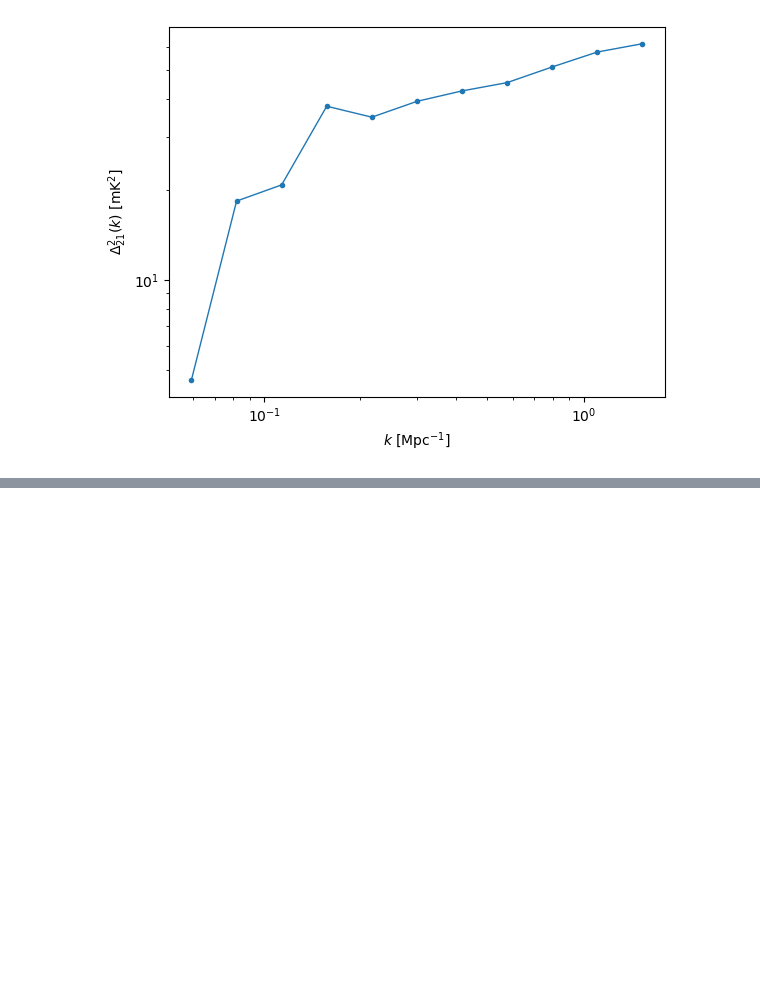
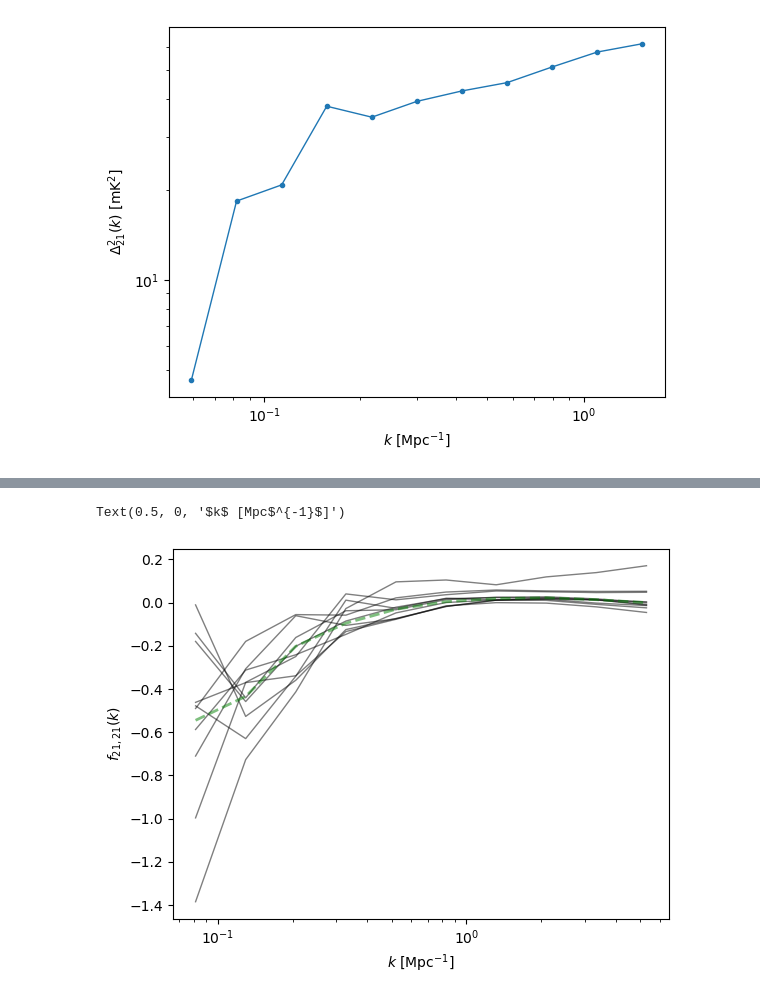
Before and after one commit to sambit-giri/ska_eor_inference, a Jupyter notebook: load_sim.ipynb, the cells around one changed output, grey strips where cells are left out. Drawn from its saved outputs; the diff is of its cells as text; code cells hidden in the pictures; blank space fills up the shorter version.

```diff
--- a/load_sim.ipynb
+++ b/load_sim.ipynb
@@ -136,0 +143,46 @@ Text(0.5, 0, '$k$ [Mpc$^{-1}$]')
+# %%
+def estimate_PdPS(lc, kbins, box_length, box_length_los):
+    lc_obs = t2c.subtract_mean_signal(lc, los_axis=2)
+    lc_sub = lc_obs[:ngrid//2,:ngrid//2,:]
+    dt_mean0 = lc_sub.mean()
+    ps0, ks0 = t2c.power_spectrum_1d(lc_sub, kbins=kbins,
+                                     box_dims=[box_length/2,box_length/2,box_length_los])
+    lc_sub = lc_obs[:ngrid//2,ngrid//2:,:]
+    dt_mean1 = lc_sub.mean()
+    ps1, ks1 = t2c.power_spectrum_1d(lc_sub, kbins=kbins,
+                                     box_dims=[box_length/2,box_length/2,box_length_los])
+    lc_sub = lc_obs[ngrid//2:,:ngrid//2,:]
+    dt_mean2 = lc_sub.mean()
+    ps2, ks2 = t2c.power_spectrum_1d(lc_sub, kbins=kbins,
+                                     box_dims=[box_length/2,box_length/2,box_length_los])
+    lc_sub = lc_obs[ngrid//2:,ngrid//2:,:]
+    dt_mean3 = lc_sub.mean()
+    ps3, ks3 = t2c.power_spectrum_1d(lc_sub, kbins=kbins,
+                                     box_dims=[box_length/2,box_length/2,box_length_los])
+    iBk = (ps0*dt_mean0+ps1*dt_mean1+ps2*dt_mean2+ps3*dt_mean3)/4
+    Pk_mean  = (ps0+ps1+ps2+ps3)/4
+    var_mean = (dt_mean0**2+dt_mean1**2+dt_mean2**2+dt_mean3**2)/4
+    return iBk/Pk_mean/var_mean, ks0
+# %%
+kbins = 10
+nsims = 50
+f2121_array = np.zeros((nsims,kbins))
+for j in tqdm(range(nsims)):
+    # load full lightcone
+    with h5py.File(file, 'r') as f:
+        lc = f['brightness_lightcone'][j, ...]
+    # move los axis to match t2c
+    lc = np.moveaxis(lc, 0, 2)
+    f2121, k21 = estimate_PdPS(lc, kbins, box_length, box_length_los)
+    f2121_array[j,:] = f2121
+# %%
+fig, ax = plt.subplots()
+for j in tqdm(range(10)):
+    ax.semilogx(k21, f2121_array[j], lw=1., c='k', alpha=0.5)
+ax.semilogx(k21, f2121_array.mean(axis=0), lw=2., c='g', alpha=0.5, ls='--')
+ax.set_ylabel(r'$f_{21,21}(k)$')
+ax.set_xlabel(r'$k$ [Mpc$^{-1}$]')
+# plt.ylim(1e3, 1e8)
+# %% [output]
+Text(0.5, 0, '$k$ [Mpc$^{-1}$]')
+[figure, added]
```
Also changed, not shown: parts of 2 cells of this notebook, 4 other files.
